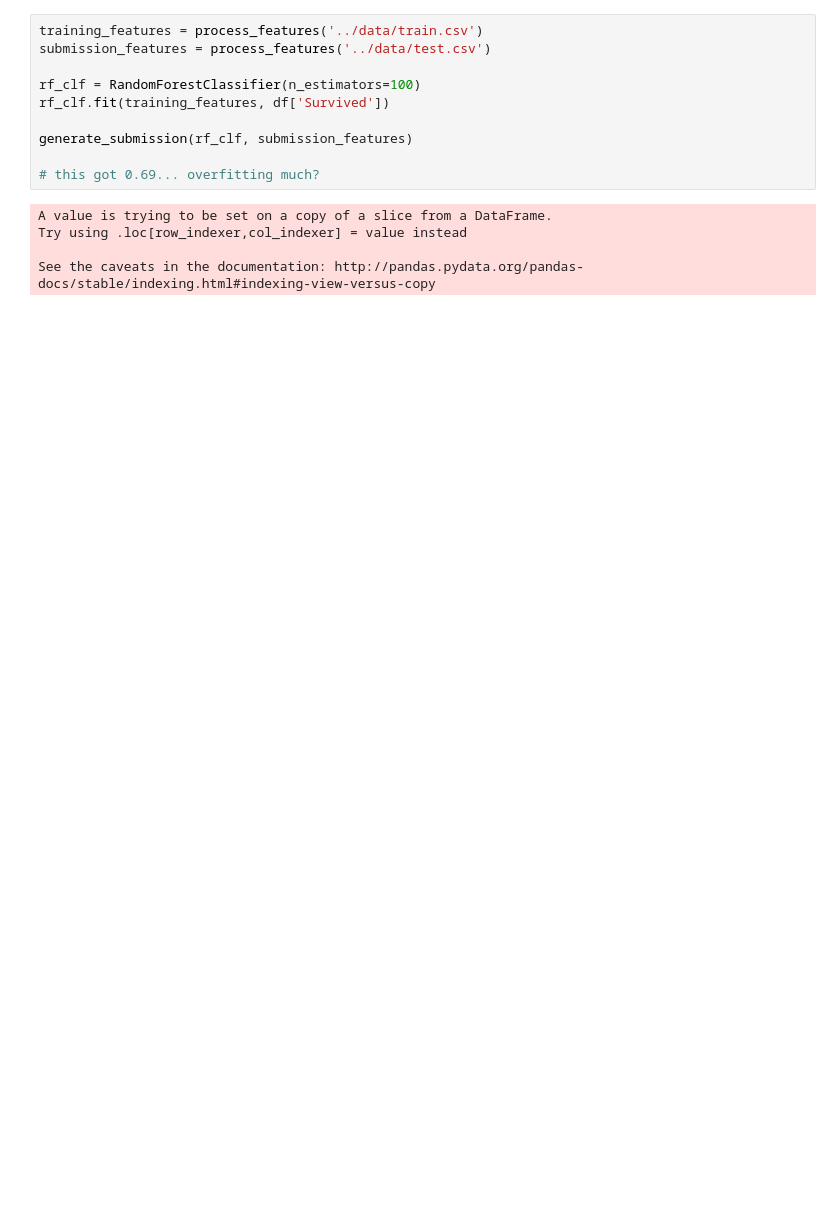
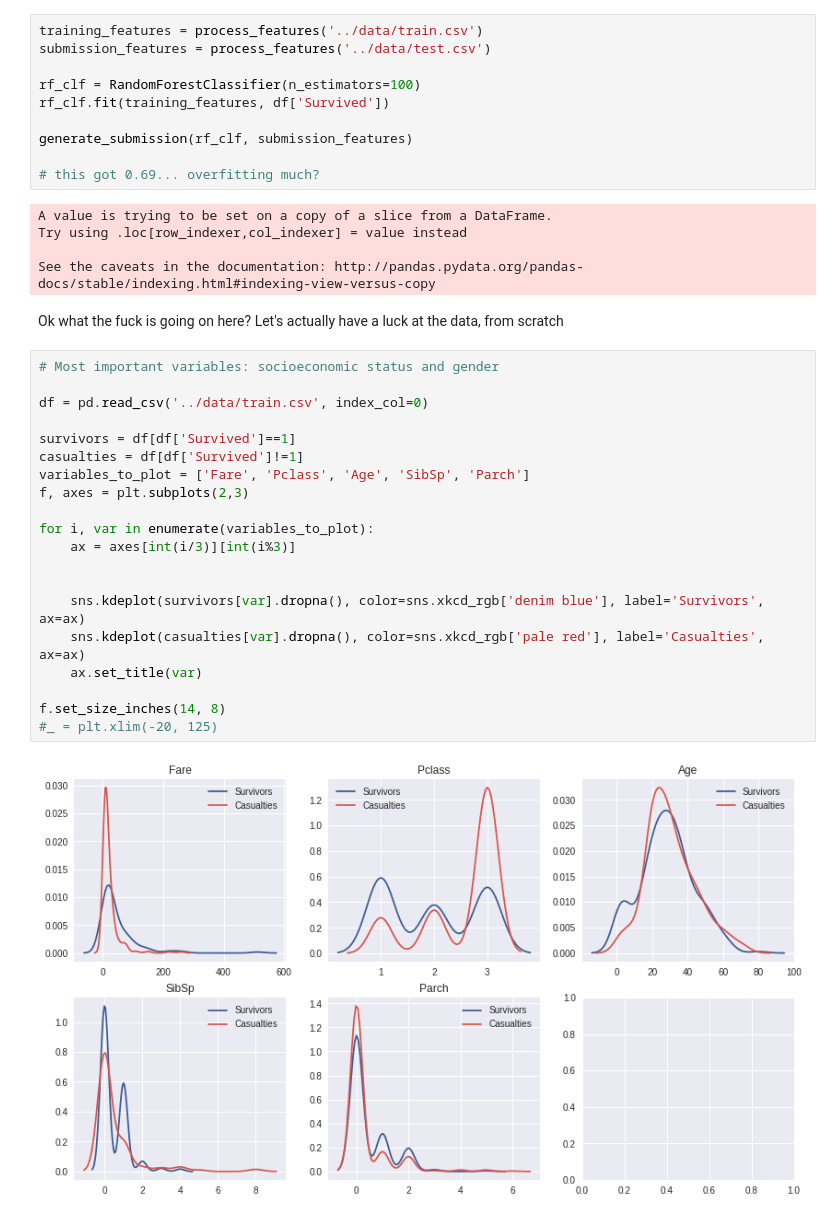
Before and after one commit to danimateos/titanic, a Jupyter notebook: notebooks/titanic.ipynb, the cells around one changed output. Cells and saved outputs as stored; diff of their text form; blank space fills up the shorter version.

Commit message:
Horsing around with graphics

```diff
--- a/notebooks/titanic.ipynb
+++ b/notebooks/titanic.ipynb
@@ -225,3 +225,27 @@ A value is trying to be set on a copy of a slice from a DataFrame.
 Try using .loc[row_indexer,col_indexer] = value instead
 
 See the caveats in the documentation: http://pandas.pydata.org/pandas-docs/stable/indexing.html#indexing-view-versus-copy
+# %% [markdown]
+Ok what the fuck is going on here? Let's actually have a luck at the data, from scratch
+# %%
+# Most important variables: socioeconomic status and gender
+
+df = pd.read_csv('../data/train.csv', index_col=0)
+
+survivors = df[df['Survived']==1]
+casualties = df[df['Survived']!=1]
+variables_to_plot = ['Fare', 'Pclass', 'Age', 'SibSp', 'Parch']
+f, axes = plt.subplots(2,3)
+
+for i, var in enumerate(variables_to_plot):
+    ax = axes[int(i/3)][int(i%3)]
+
+
+    sns.kdeplot(survivors[var].dropna(), color=sns.xkcd_rgb['denim blue'], label='Survivors', ax=ax)
+    sns.kdeplot(casualties[var].dropna(), color=sns.xkcd_rgb['pale red'], label='Casualties', ax=ax)
+    ax.set_title(var)
+
+f.set_size_inches(14, 8)
+#_ = plt.xlim(-20, 125)
+# %% [output]
+[figure, added]
```
Also changed, not shown: parts of 11 cells of this notebook.
